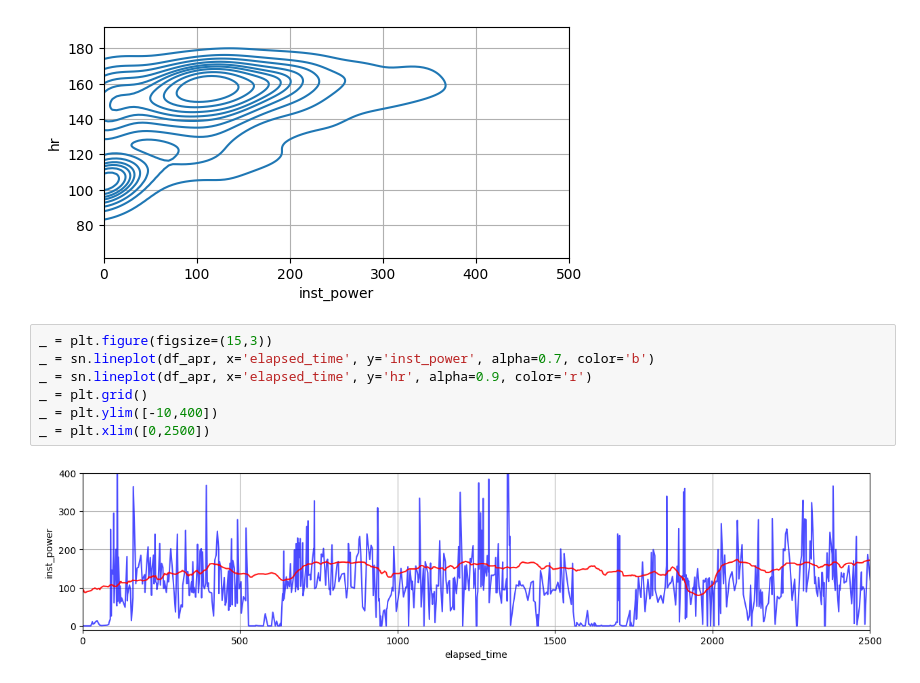
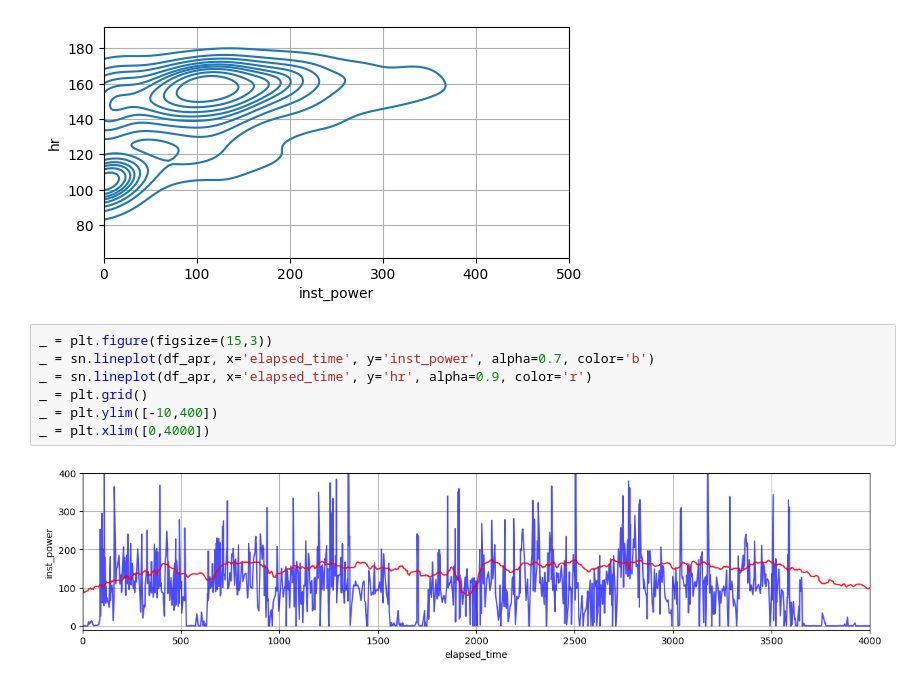
Before and after one commit to ericbauer55/bike-fitness-tracking, a Jupyter notebook: notebooks/0_EDA/1c_instantaneous_power.ipynb, the cells around one changed output. Cells and saved outputs as stored; diff of their text form.

```diff
--- a/notebooks/0_EDA/1c_instantaneous_power.ipynb
+++ b/notebooks/0_EDA/1c_instantaneous_power.ipynb
@@ -403,9 +403,9 @@ _ = plt.xlim([0, 500])
 # %%
 _ = plt.figure(figsize=(15,3))
 _ = sn.lineplot(df_apr, x='elapsed_time', y='inst_power', alpha=0.7, color='b')
 _ = sn.lineplot(df_apr, x='elapsed_time', y='hr', alpha=0.9, color='r')
 _ = plt.grid()
 _ = plt.ylim([-10,400])
-_ = plt.xlim([0,2500])
+_ = plt.xlim([0,4000])
 # %% [output]
-[figure, old version]
+[figure, new version]
```
Also changed, not shown: 1 other file.
